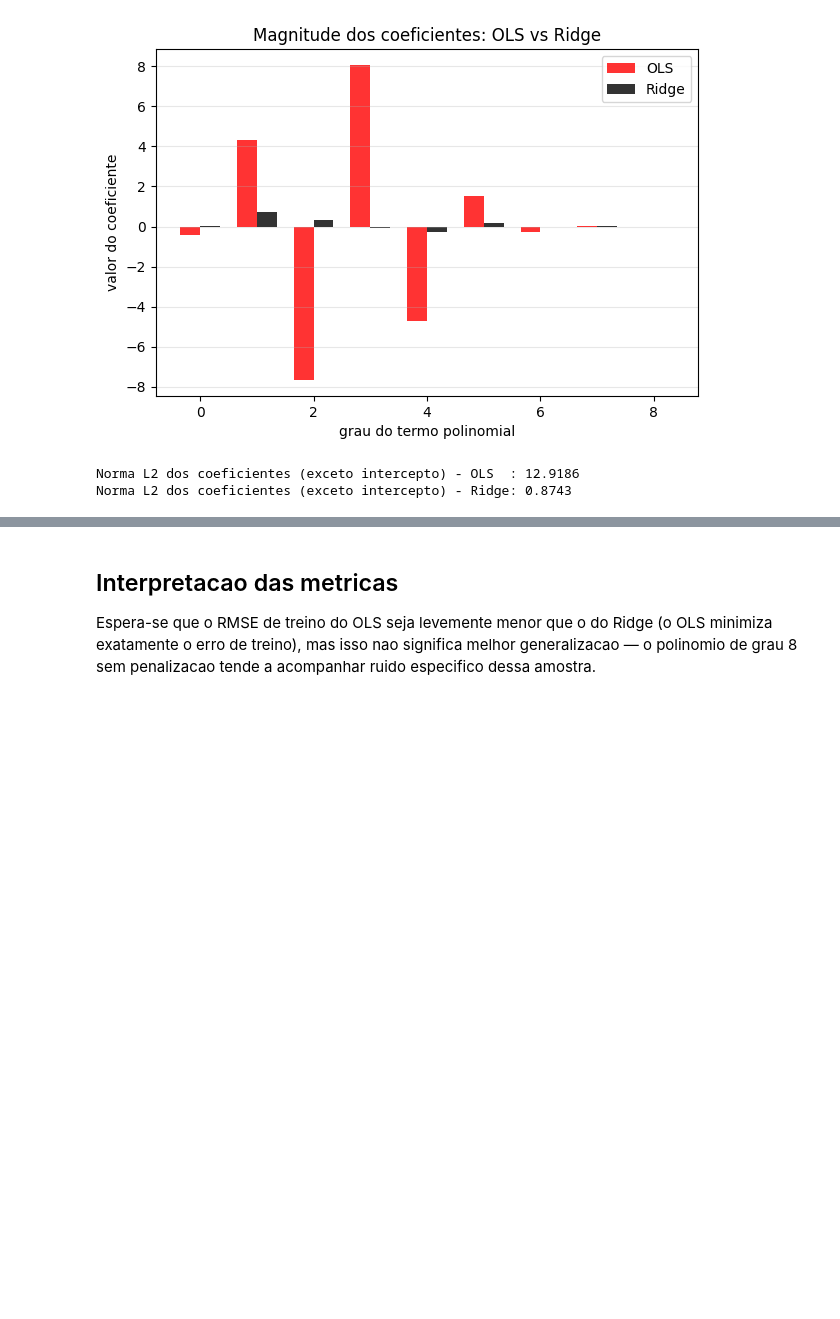
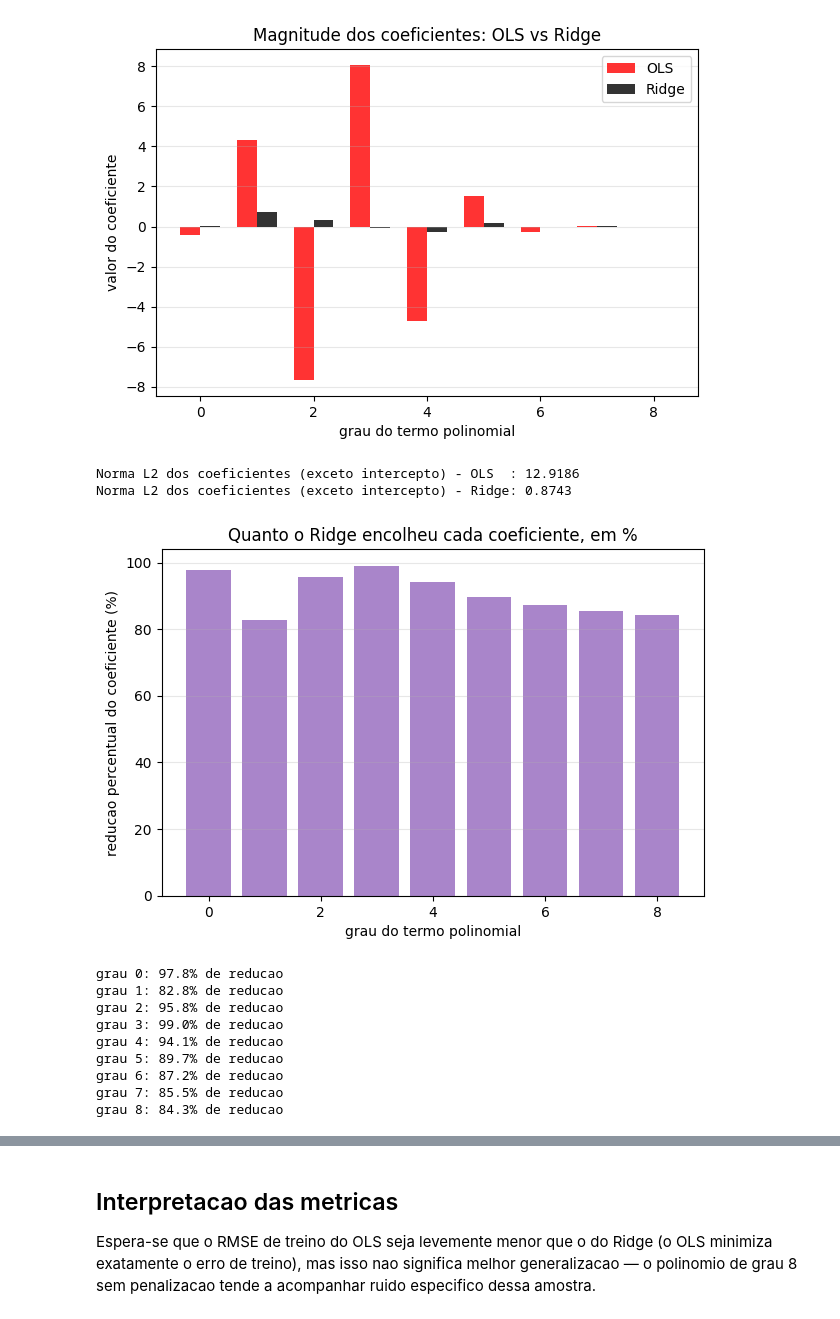
Before and after one commit to wdasilvamf/machine-learning-UFMG, a Jupyter notebook: 1-Algoritmos-Base/04-Regressao-Polinomial-Ridge/ridge_regularizacao.ipynb, the cells around one changed output, grey strips where cells are left out. Drawn from its saved outputs; the diff is of its cells as text; code cells hidden in the pictures; blank space fills up the shorter version.

```diff
--- a/1-Algoritmos-Base/04-Regressao-Polinomial-Ridge/ridge_regularizacao.ipynb
+++ b/1-Algoritmos-Base/04-Regressao-Polinomial-Ridge/ridge_regularizacao.ipynb
@@ -115,3 +126,27 @@ print(f"Norma L2 dos coeficientes (exceto intercepto) - Ridge: {np.linalg.norm(b
 [figure]
 Norma L2 dos coeficientes (exceto intercepto) - OLS  : 12.9186
 Norma L2 dos coeficientes (exceto intercepto) - Ridge: 0.8743
+# %%
+# Reducao percentual por grau (comparavel entre graus, ao contrario do valor bruto)
+reducao_pct = (1 - np.abs(beta_ridge) / np.abs(beta_ols)) * 100
+
+plt.bar(degrees, reducao_pct, color="tab:purple", alpha=0.8)
+plt.xlabel("grau do termo polinomial")
+plt.ylabel("reducao percentual do coeficiente (%)")
+plt.title("Quanto o Ridge encolheu cada coeficiente, em %")
+plt.grid(alpha=0.3, axis="y")
+plt.show()
+
+for d, r in zip(degrees, reducao_pct):
+    print(f"grau {d}: {r:.1f}% de reducao")
+# %% [output]
+[figure, added]
+grau 0: 97.8% de reducao
+grau 1: 82.8% de reducao
+grau 2: 95.8% de reducao
+grau 3: 99.0% de reducao
+grau 4: 94.1% de reducao
+grau 5: 89.7% de reducao
+grau 6: 87.2% de reducao
+grau 7: 85.5% de reducao
+grau 8: 84.3% de reducao
```
Also changed, not shown: parts of 4 cells of this notebook.
